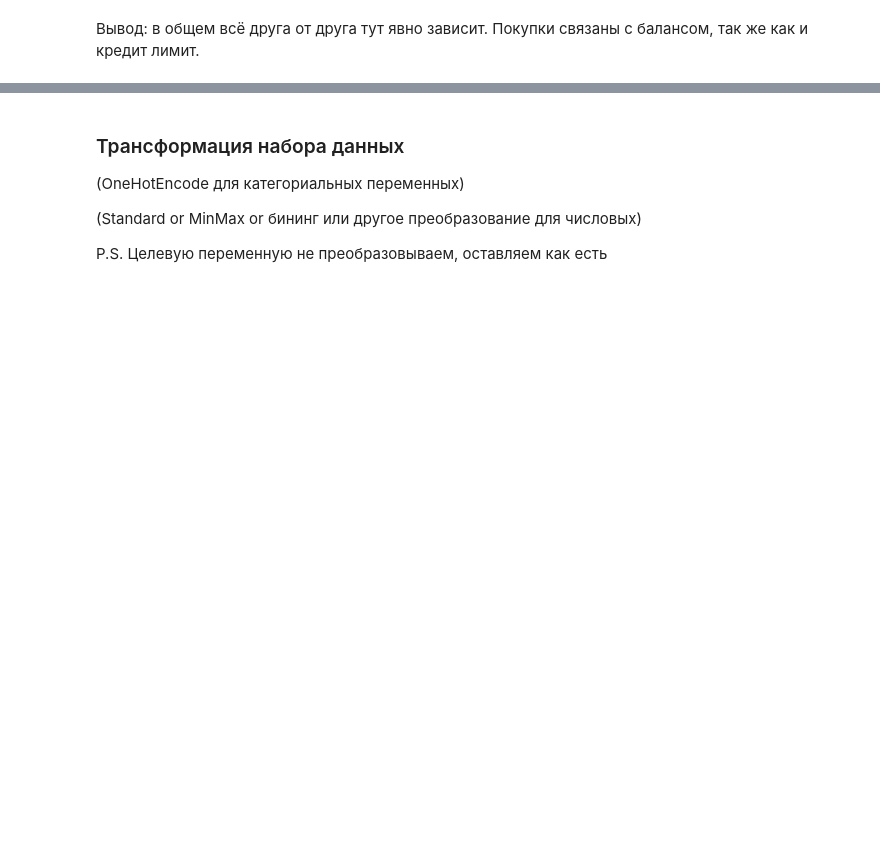
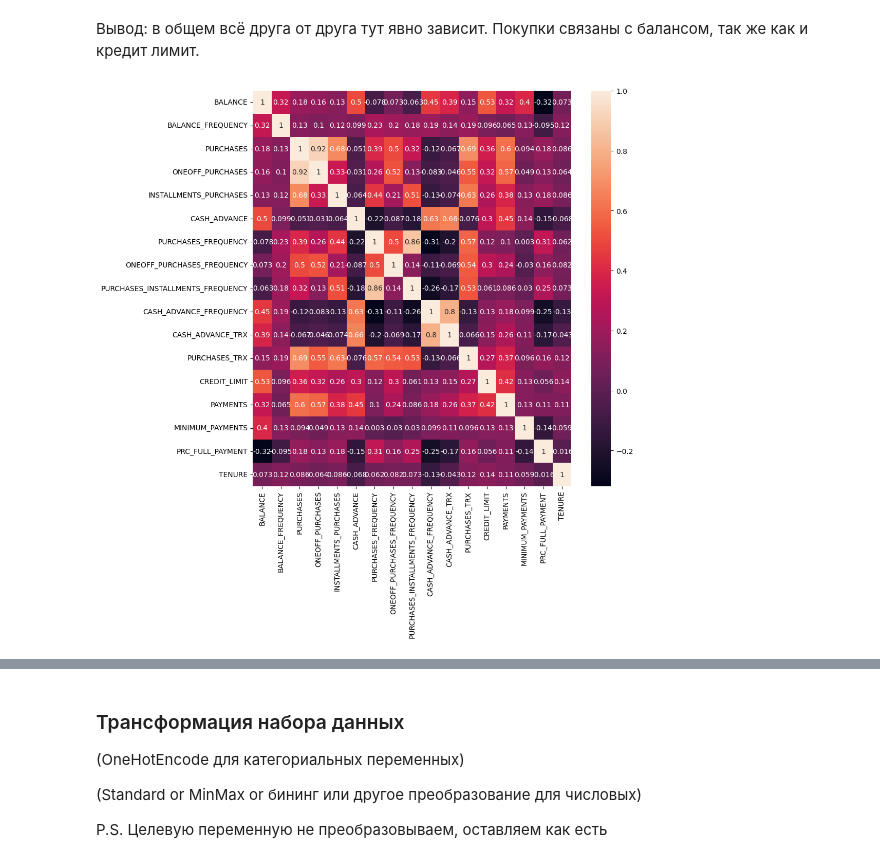
Before and after one commit to Dev-Atom42/MachineLearning-Calobaratory, a Jupyter notebook: Задание_5.ipynb, the cells around one changed output, grey strips where cells are left out. Saved outputs shown, nothing was run; the diff lists cells and outputs as text; code cells hidden in the pictures; blank space fills up the shorter version.

```diff
--- a/Задание_5.ipynb
+++ b/Задание_5.ipynb
@@ -121,2 +123,15 @@ for column in df.columns:
 # %% [markdown]
 Вывод: в общем всё друга от друга тут явно зависит. Покупки связаны с балансом, так же как и кредит лимит.
+# %%
+#МОЖНО
+#ПОПРОБОВАТЬ
+#СДЕЛАТЬ
+#МАТРИЦУ
+#КОРРЕЛЯЦИИ
+
+correlation_matrix = df.corr()
+plt.figure(figsize=(10, 10))
+sns.heatmap(correlation_matrix, annot=True)
+plt.show()
+# %% [output]
+[figure, added]
```
Also changed, not shown: parts of 16 cells of this notebook.
